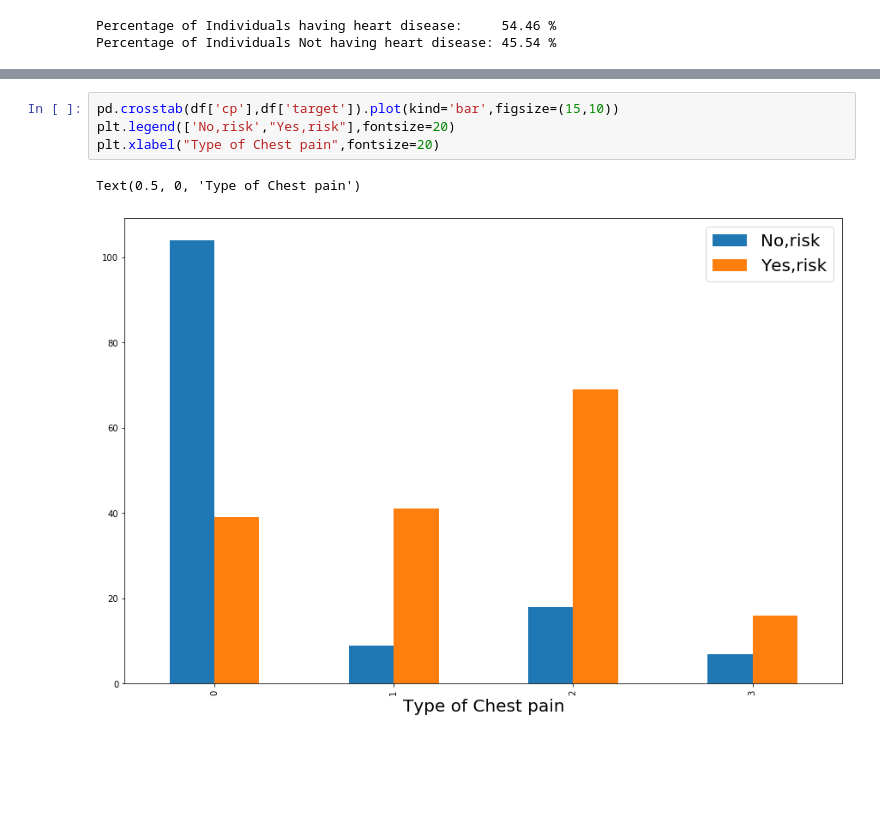
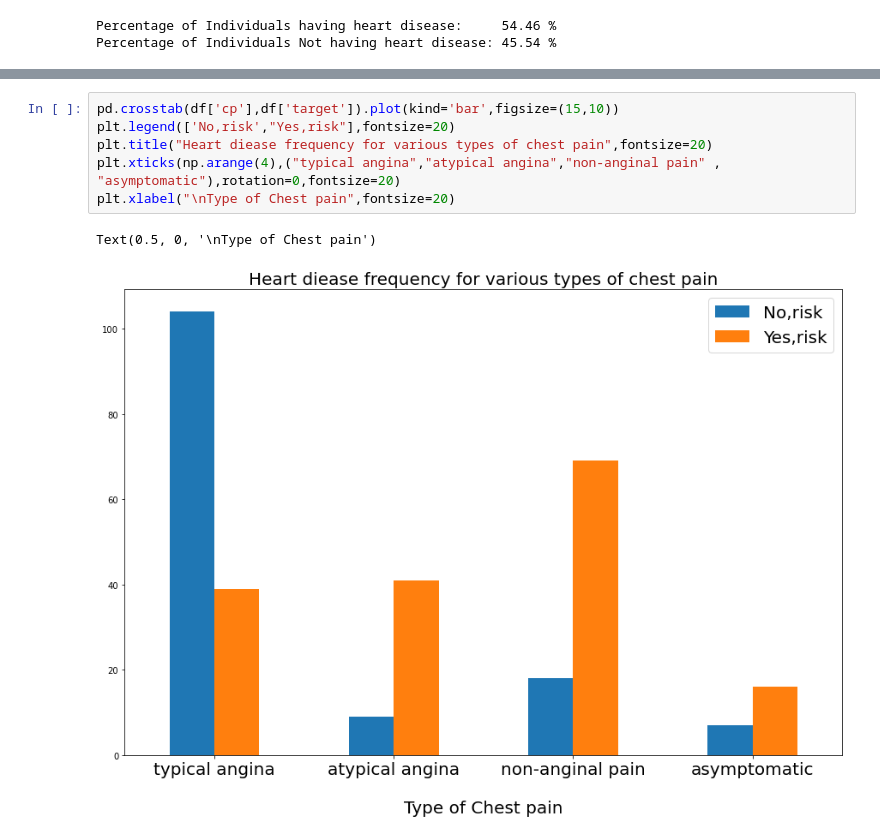
Before and after one commit to Parag18081994/Ghost, a Jupyter notebook: Python/Practise/2021/KNN/KNN_heart_diesase.ipynb, the cells around one changed output, grey strips where cells are left out. Drawn from its saved outputs; the diff is of its cells as text; blank space fills up the shorter version.

```diff
--- a/Python/Practise/2021/KNN/KNN_heart_diesase.ipynb
+++ b/Python/Practise/2021/KNN/KNN_heart_diesase.ipynb
@@ -145,10 +126,12 @@ pd.crosstab(df['thalach'],df['target']).plot(kind='bar',figsize=(20,10))
 # %%
 pd.crosstab(df['cp'],df['target']).plot(kind='bar',figsize=(15,10))
 plt.legend(['No,risk',"Yes,risk"],fontsize=20)
-plt.xlabel("Type of Chest pain",fontsize=20)
+plt.title("Heart diease frequency for various types of chest pain",fontsize=20)
+plt.xticks(np.arange(4),("typical angina","atypical angina","non-anginal pain" , "asymptomatic"),rotation=0,fontsize=20)
+plt.xlabel("\nType of Chest pain",fontsize=20)
 # %% [output]
-Text(0.5, 0, 'Type of Chest pain')
+Text(0.5, 0, '\nType of Chest pain')
-[figure, old version]
+[figure, new version]
 # %%
 pd.crosstab(df['fbs'],df['target']).plot(kind='bar',figsize=(12,8))
 plt.legend(['No,risk',"Yes,risk"],fontsize=20)
```
Also changed, not shown: parts of 26 cells of this notebook.
